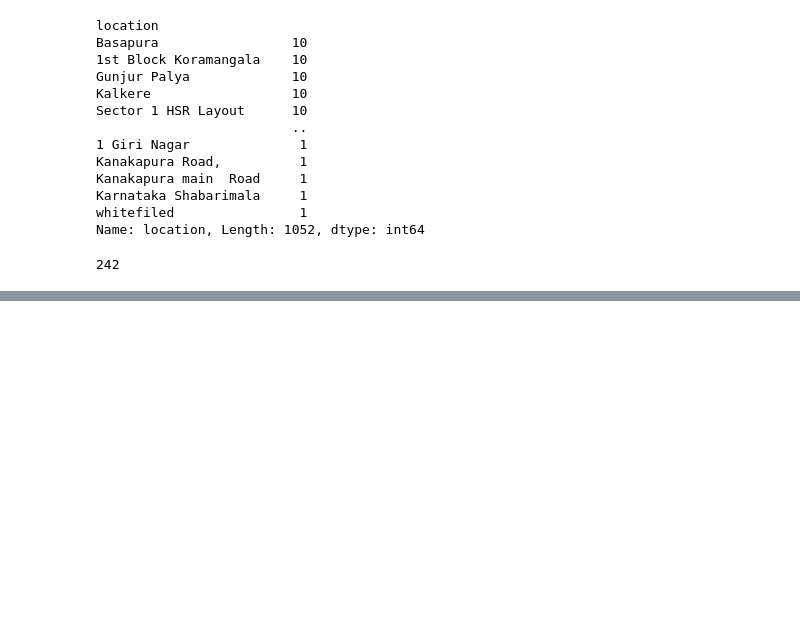
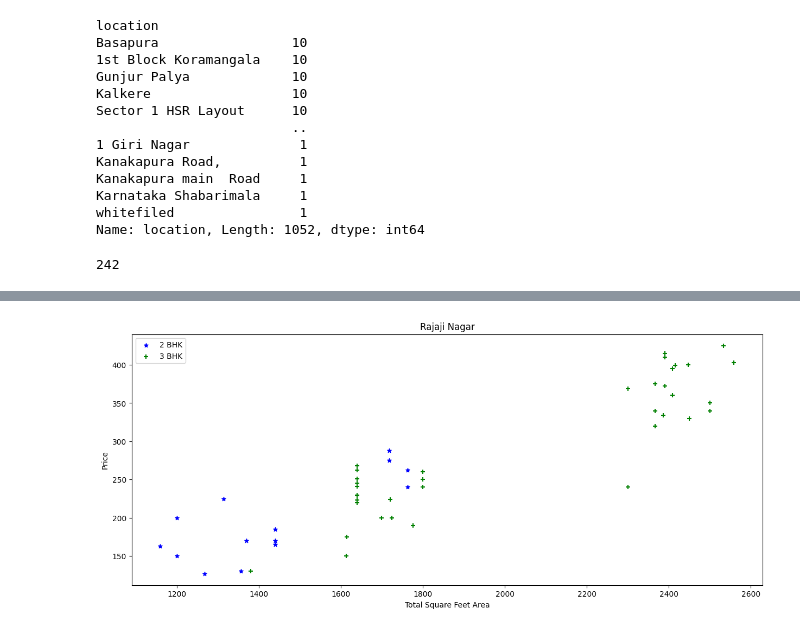
Before and after one commit to AakashSarap/Real-Estate-Price-Prediction, a Jupyter notebook: house_pricing_prediction.ipynb, the cells around one changed output, grey strips where cells are left out. Drawn from its saved outputs; the diff is of its cells as text; code cells hidden in the pictures; blank space fills up the shorter version.

```diff
--- a/house_pricing_prediction.ipynb
+++ b/house_pricing_prediction.ipynb
@@ -258,0 +320,4 @@ df5['location'].nunique()
+# %%
+plot_scatter_chart(df7, "Rajaji Nagar")
+# %% [output]
+[figure, added]
```
Also changed, not shown: parts of 35 cells of this notebook.
